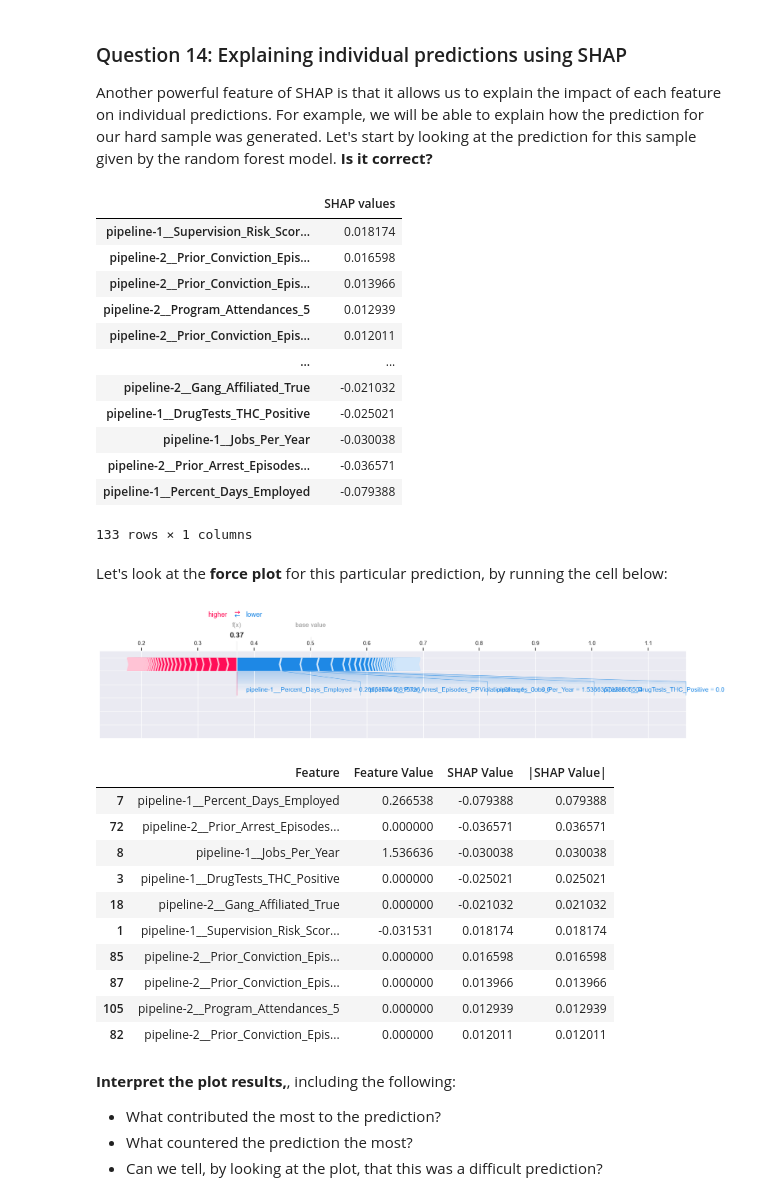
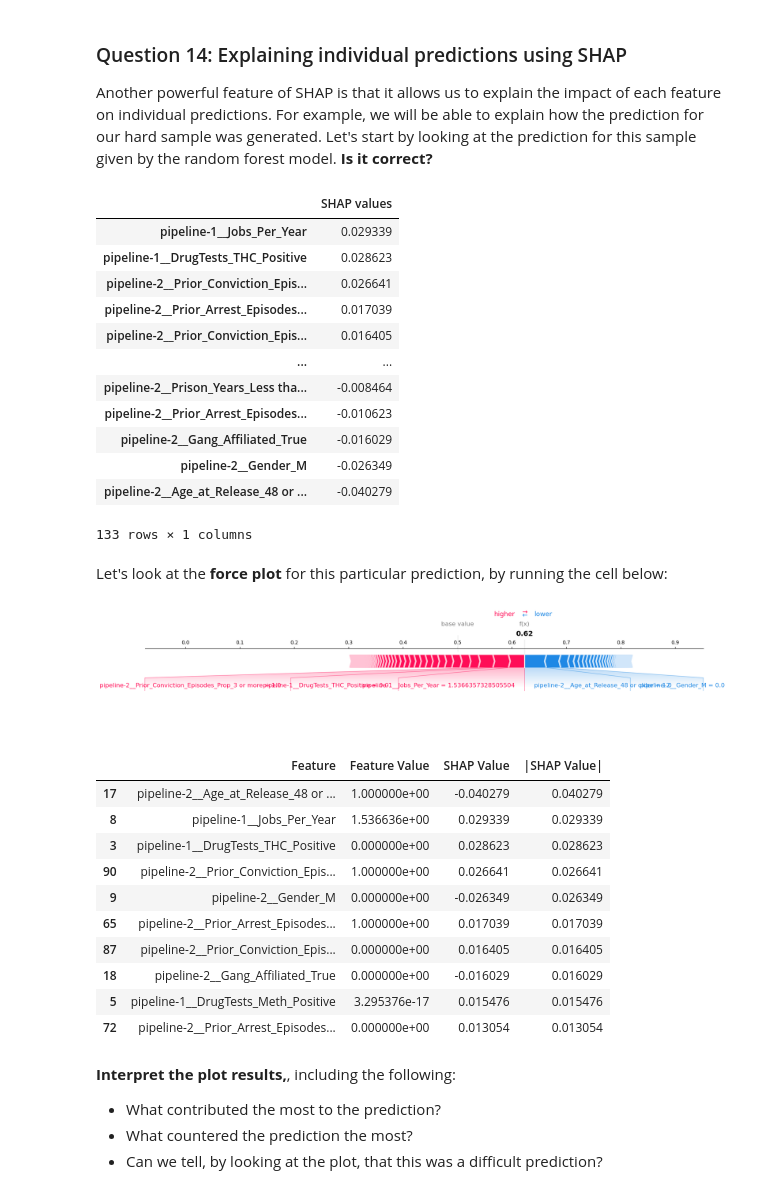
Before and after one commit to wsl0917/DSCI430_module2_assignment, a Jupyter notebook: Module 3 assignment-1.ipynb, the cells around one changed output. Cells and saved outputs as stored; diff of their text form; code cells hidden in the pictures.

```diff
--- a/Module 3 assignment-1.ipynb
+++ b/Module 3 assignment-1.ipynb
@@ -752,39 +749,41 @@ Another powerful feature of SHAP is that it allows us to explain the impact of e
 # %%
+shap_values = rf_explainer.shap_values(X_test_enc.iloc[ind[-1]])
+
 pd.DataFrame(
-    rf_shap_values[1,:,-1],
+    shap_values[:,1],
     index=feature_names,
     columns=["SHAP values"]).sort_values(
     by="SHAP values", ascending=False)
 # %% [output]
 |  | SHAP values |
-| pipeline-1__Supervision_Risk_Scor... | 0.018174 |
-| pipeline-2__Prior_Conviction_Epis... | 0.016598 |
-| pipeline-2__Prior_Conviction_Epis... | 0.013966 |
-| pipeline-2__Program_Attendances_5 | 0.012939 |
-| pipeline-2__Prior_Conviction_Epis... | 0.012011 |
+| pipeline-1__Jobs_Per_Year | 0.029339 |
+| pipeline-1__DrugTests_THC_Positive | 0.028623 |
+| pipeline-2__Prior_Conviction_Epis... | 0.026641 |
+| pipeline-2__Prior_Arrest_Episodes... | 0.017039 |
+| pipeline-2__Prior_Conviction_Epis... | 0.016405 |
 | ... | ... |
-| pipeline-2__Gang_Affiliated_True | -0.021032 |
-| pipeline-1__DrugTests_THC_Positive | -0.025021 |
-| pipeline-1__Jobs_Per_Year | -0.030038 |
-| pipeline-2__Prior_Arrest_Episodes... | -0.036571 |
-| pipeline-1__Percent_Days_Employed | -0.079388 |
+| pipeline-2__Prison_Years_Less tha... | -0.008464 |
+| pipeline-2__Prior_Arrest_Episodes... | -0.010623 |
+| pipeline-2__Gang_Affiliated_True | -0.016029 |
+| pipeline-2__Gender_M | -0.026349 |
+| pipeline-2__Age_at_Release_48 or ... | -0.040279 |
 133 rows × 1 columns
 # %% [markdown]
 Let's look at the **force plot** for this particular prediction, by running the cell below:
 # %%
 shap.force_plot(
     rf_explainer.expected_value[1],
-    rf_shap_values[1,:,-1],
+    shap_values[:,1],
     X_test_enc.iloc[ind[-1]],
     matplotlib=True,
 )
 # %% [output]
-[figure, old version]
+[figure, new version]
 # %%
 
 
 # Extract the specific instance's SHAP values and feature values
-shap_values_instance = rf_shap_values[1,:,-1]  # Assuming you want the SHAP values for class 1
+shap_values_instance = rf_shap_values[-1,:,-1]  # Assuming you want the SHAP values for class 1
 feature_values_instance = X_test_enc.iloc[ind[-1]]
 
 # Create a DataFrame to display the feature names, SHAP values, and feature values
@@ -802,16 +801,16 @@ shap_df = shap_df.sort_values(by='|SHAP Value|', ascending=False)
 shap_df.head(10)
 # %% [output]
 |  | Feature | Feature Value | SHAP Value | |SHAP Value| |
-| 7 | pipeline-1__Percent_Days_Employed | 0.266538 | -0.079388 | 0.079388 |
-| 72 | pipeline-2__Prior_Arrest_Episodes... | 0.000000 | -0.036571 | 0.036571 |
-| 8 | pipeline-1__Jobs_Per_Year | 1.536636 | -0.030038 | 0.030038 |
-| 3 | pipeline-1__DrugTests_THC_Positive | 0.000000 | -0.025021 | 0.025021 |
-| 18 | pipeline-2__Gang_Affiliated_True | 0.000000 | -0.021032 | 0.021032 |
-| 1 | pipeline-1__Supervision_Risk_Scor... | -0.031531 | 0.018174 | 0.018174 |
-| 85 | pipeline-2__Prior_Conviction_Epis... | 0.000000 | 0.016598 | 0.016598 |
-| 87 | pipeline-2__Prior_Conviction_Epis... | 0.000000 | 0.013966 | 0.013966 |
-| 105 | pipeline-2__Program_Attendances_5 | 0.000000 | 0.012939 | 0.012939 |
-| 82 | pipeline-2__Prior_Conviction_Epis... | 0.000000 | 0.012011 | 0.012011 |
+| 17 | pipeline-2__Age_at_Release_48 or ... | 1.000000e+00 | -0.040279 | 0.040279 |
+| 8 | pipeline-1__Jobs_Per_Year | 1.536636e+00 | 0.029339 | 0.029339 |
+| 3 | pipeline-1__DrugTests_THC_Positive | 0.000000e+00 | 0.028623 | 0.028623 |
+| 90 | pipeline-2__Prior_Conviction_Epis... | 1.000000e+00 | 0.026641 | 0.026641 |
+| 9 | pipeline-2__Gender_M | 0.000000e+00 | -0.026349 | 0.026349 |
+| 65 | pipeline-2__Prior_Arrest_Episodes... | 1.000000e+00 | 0.017039 | 0.017039 |
+| 87 | pipeline-2__Prior_Conviction_Epis... | 0.000000e+00 | 0.016405 | 0.016405 |
+| 18 | pipeline-2__Gang_Affiliated_True | 0.000000e+00 | -0.016029 | 0.016029 |
+| 5 | pipeline-1__DrugTests_Meth_Positive | 3.295376e-17 | 0.015476 | 0.015476 |
+| 72 | pipeline-2__Prior_Arrest_Episodes... | 0.000000e+00 | 0.013054 | 0.013054 |
 # %% [markdown]
 **Interpret the plot results,**, including the following:
 - What contributed the most to the prediction?
```
Also changed, not shown: parts of 5 cells of this notebook.
